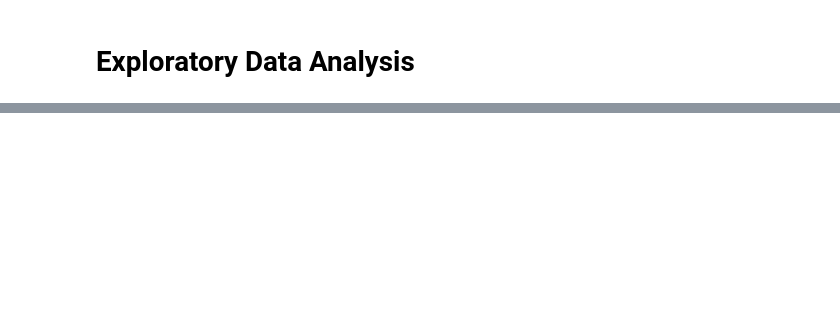
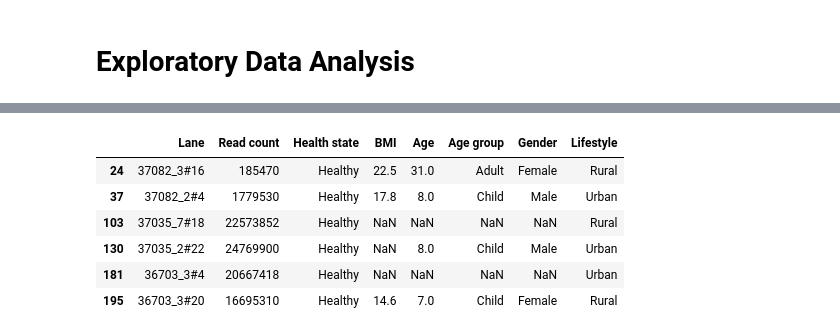
Before and after one commit to RafaPe/MX-Rural-Urban-Microbiome, a Jupyter notebook: notebooks/EDA.ipynb, the cells around one changed output, grey strips where cells are left out. Saved outputs shown, nothing was run; the diff lists cells and outputs as text; code cells hidden in the pictures; blank space fills up the shorter version.

```diff
--- a/notebooks/EDA.ipynb
+++ b/notebooks/EDA.ipynb
@@ -40,0 +80,17 @@ metadata.sort_values('Read count').head(2)
+# %%
+rare = ['37082_3#16',
+'37082_2#4',
+'37035_2#22',
+'37035_7#18',
+'36703_3#20',
+'36703_3#4']
+# %%
+metadata[metadata['Lane'].isin(rare)][['Lane', 'Read count', 'Health state', 'BMI', 'Age', 'Age group', 'Gender', 'Lifestyle']]
+# %% [output]
+|  | Lane | Read count | Health state | BMI | Age | Age group | Gender | Lifestyle |
+| 24 | 37082_3#16 | 185470 | Healthy | 22.5 | 31.0 | Adult | Female | Rural |
+| 37 | 37082_2#4 | 1779530 | Healthy | 17.8 | 8.0 | Child | Male | Urban |
+| 103 | 37035_7#18 | 22573852 | Healthy | NaN | NaN | NaN | NaN | Rural |
+| 130 | 37035_2#22 | 24769900 | Healthy | NaN | 8.0 | Child | Male | Urban |
+| 181 | 36703_3#4 | 20667418 | Healthy | NaN | NaN | NaN | NaN | Urban |
+| 195 | 36703_3#20 | 16695310 | Healthy | 14.6 | 7.0 | Child | Female | Rural |
```
Also changed, not shown: parts of 9 cells of this notebook, 1 other file.
